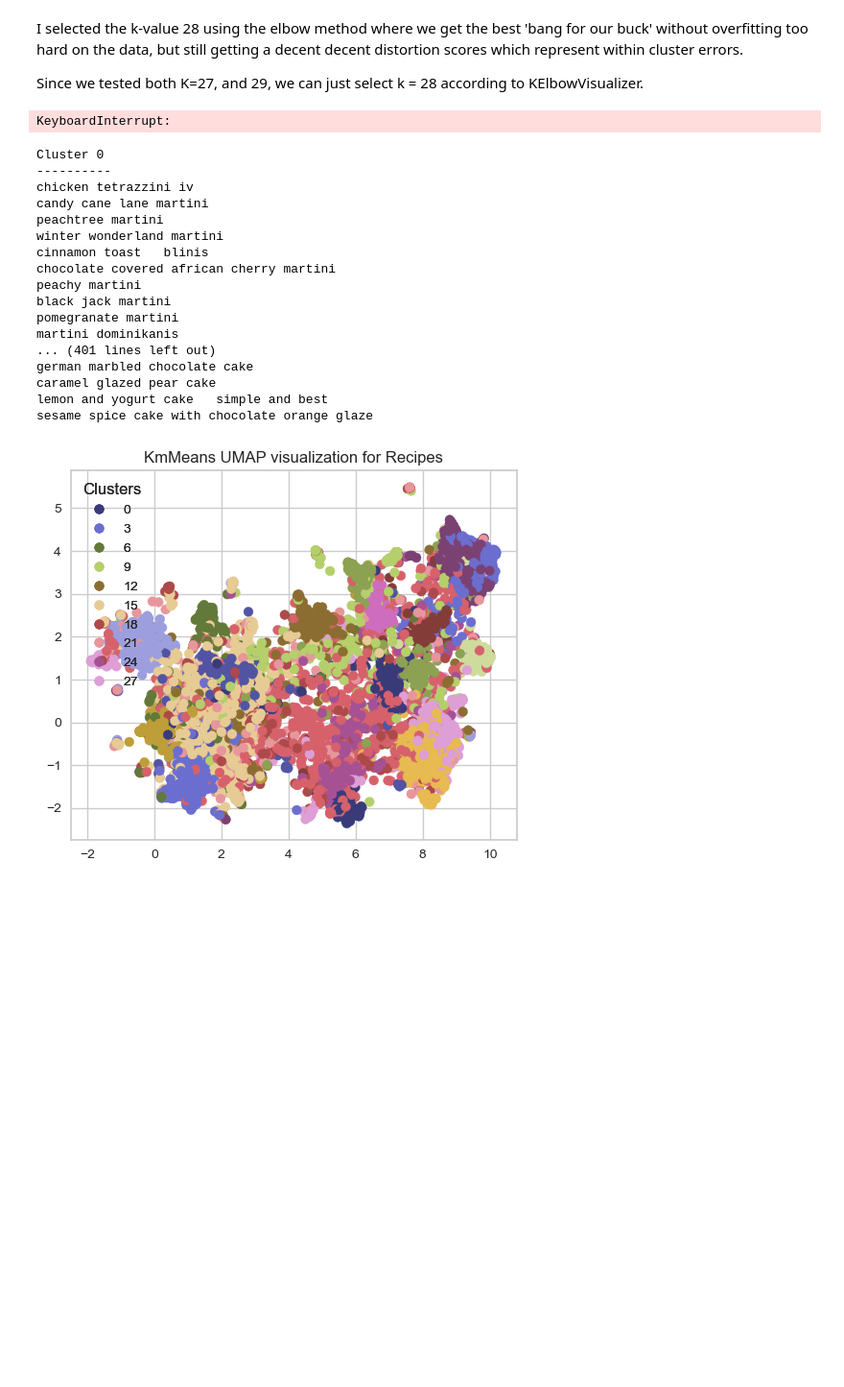
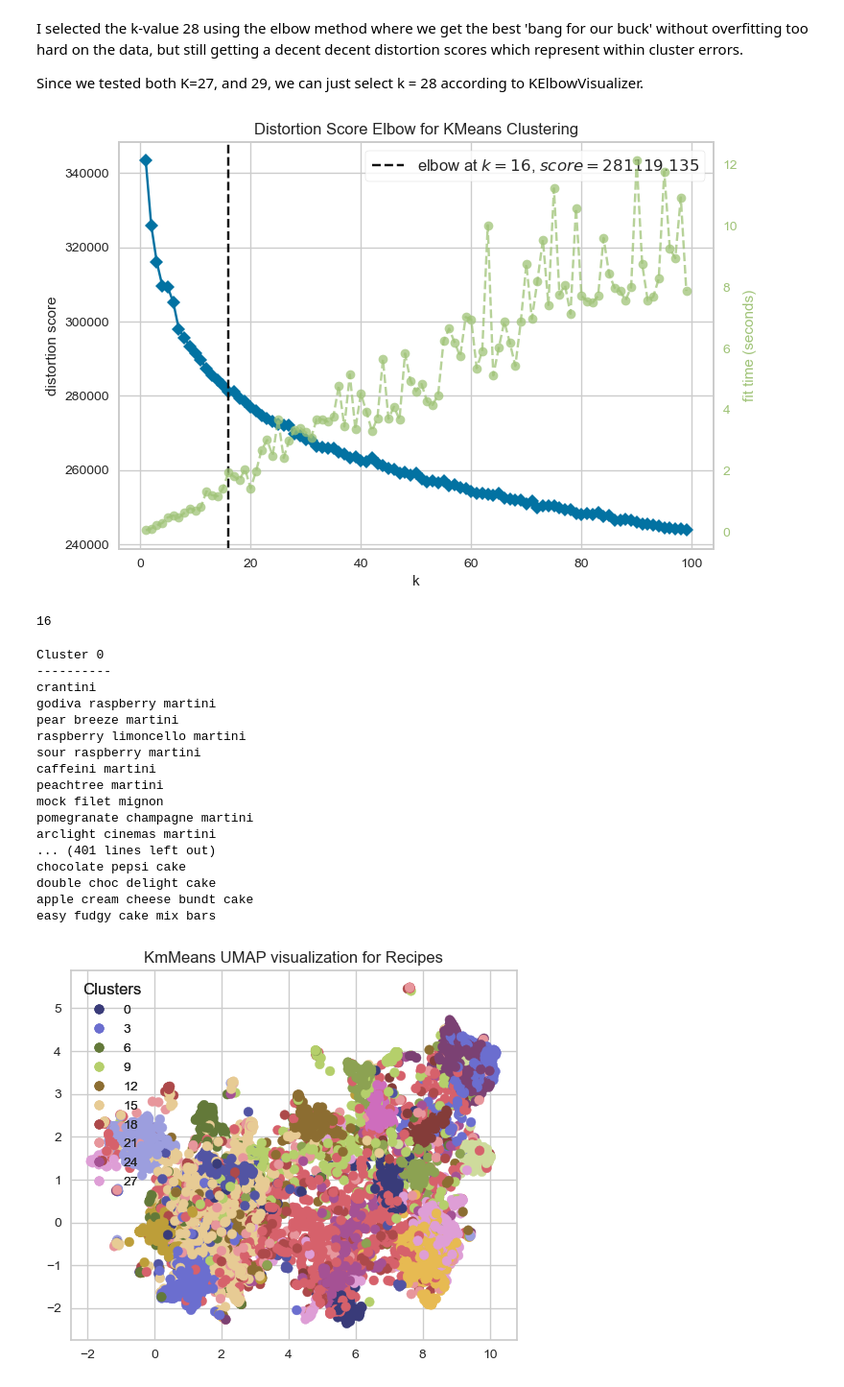
Before and after one commit to Hanson-Sun/cpsc330-hw6, a Jupyter notebook: hw6.ipynb, the cells around one changed output. Shown at 96% size. Drawn from its saved outputs; the diff is of its cells as text; code cells hidden in the pictures; blank space fills up the shorter version.

```diff
--- a/hw6.ipynb
+++ b/hw6.ipynb
@@ -913,19 +913,20 @@ def silhouette_scorer(estimator, x):
 # %%
 from yellowbrick.cluster import KElbowVisualizer, kelbow_visualizer
 
 # k_values = [1, 3, 5, 10, 50, 100, 500, 1000, 1500]
 k_values = range(1, 100, 1)
 # Smaller Values of K are deceivingly correct.
 # When i just had 100 as my max K value, 28 worked best, now its grim AF
 
-visualizer = KElbowVisualizer(KMeans(n_init='auto'), k=k_values)
+visualizer = KElbowVisualizer(KMeans(n_init='auto'), k=k_values, metric='silhouette', random_state=42)
 visualizer.fit(emb_recipe_df)
 visualizer.show()
 
 best_k = visualizer.elbow_value_
 best_k
 # %% [output]
+[figure, added]
-KeyboardInterrupt:
+16
 # %%
 kmeans = KMeans(n_init='auto', n_clusters = 28, random_state=42)
 clusters = kmeans.fit_predict(emb_recipe_df)
@@ -934,21 +935,21 @@ print_clusters(recipes_df, clusters)
 # %% [output]
 Cluster 0
 ----------
-chicken tetrazzini iv
-candy cane lane martini
+crantini
+godiva raspberry martini
+pear breeze martini
+raspberry limoncello martini
+sour raspberry martini
+caffeini martini
 peachtree martini
-winter wonderland martini
-cinnamon toast   blinis
-chocolate covered african cherry martini
-peachy martini
-black jack martini
-pomegranate martini
-martini dominikanis
+mock filet mignon
+pomegranate champagne martini
+arclight cinemas martini
 ... (401 lines left out)
-german marbled chocolate cake
-caramel glazed pear cake
-lemon and yogurt cake   simple and best
-sesame spice cake with chocolate orange glaze
+chocolate pepsi cake
+double choc delight cake
+apple cream cheese bundt cake
+easy fudgy cake mix bars
 # %%
 from sklearn.metrics import silhouette_score
 
```
Also changed, not shown: parts of 11 cells of this notebook, 1 other file.
